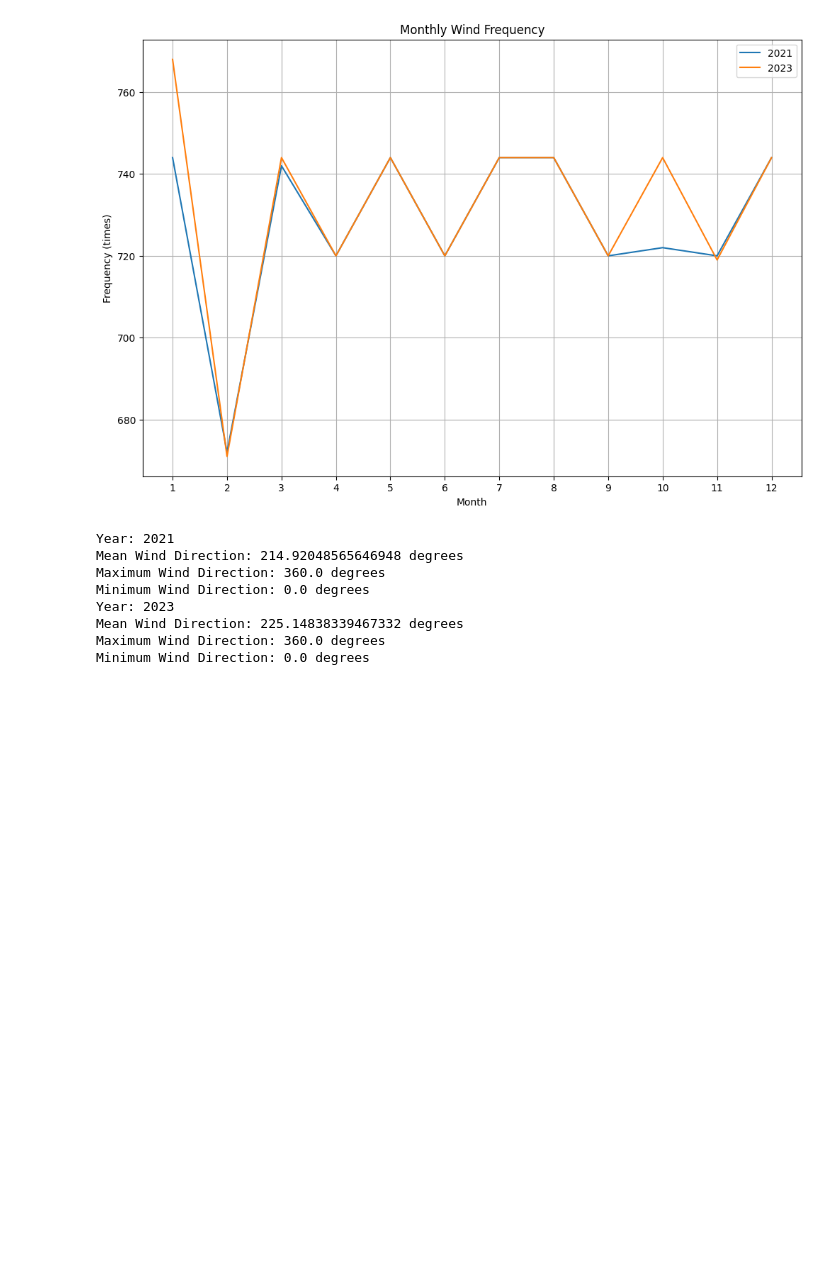
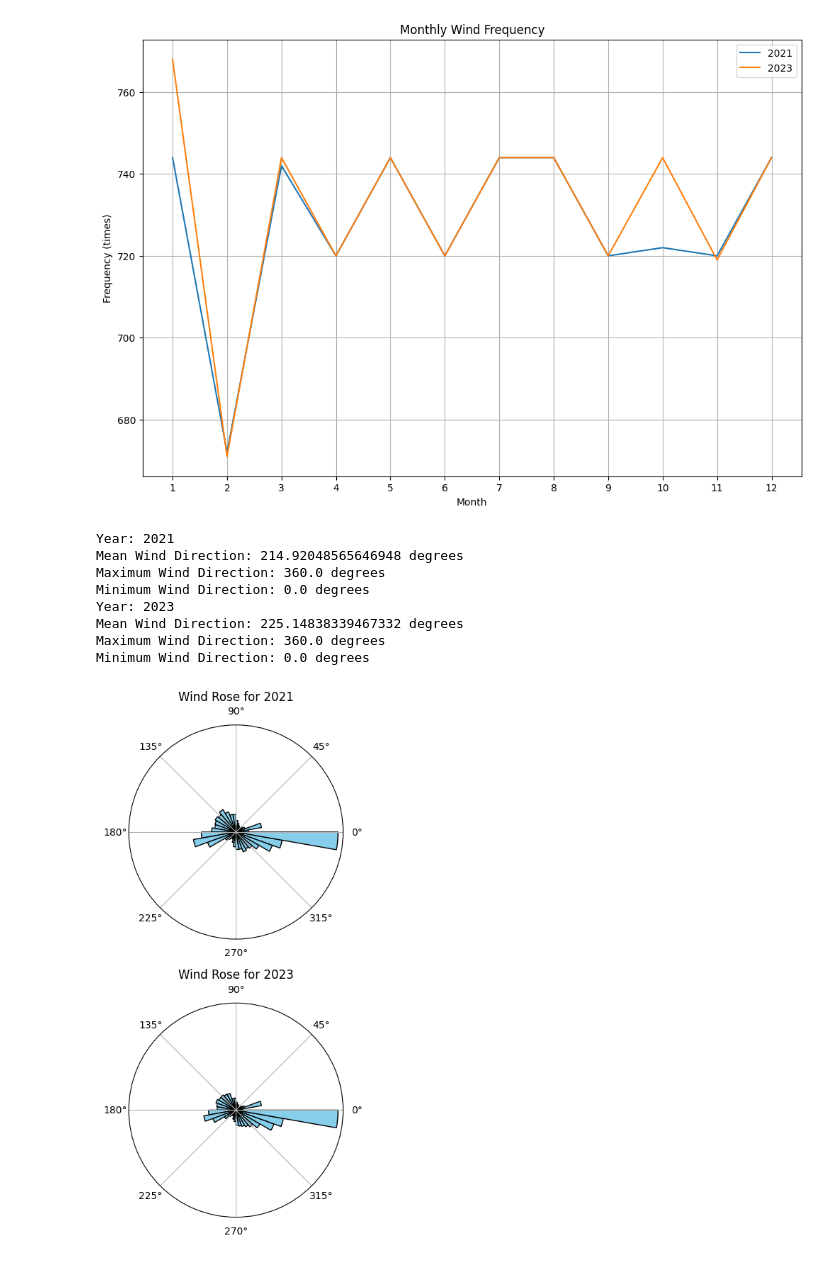
Before and after one commit to muriell-b/ENS5173_01, a Jupyter notebook: Atividade02.ipynb, the cells around one changed output. Cells and saved outputs as stored; diff of their text form; code cells hidden in the pictures; blank space fills up the shorter version.

```diff
--- a/Atividade02.ipynb
+++ b/Atividade02.ipynb
@@ -353,3 +353,55 @@ Year: 2023
 Mean Wind Direction: 225.14838339467332 degrees
 Maximum Wind Direction: 360.0 degrees
 Minimum Wind Direction: 0.0 degrees
+# %%
+import os
+import pandas as pd
+import matplotlib.pyplot as plt
+import numpy as np
+
+# Definir o caminho do diretório com os arquivos
+dir_path = r'D:\ENS5173_01\inputs\meteoSuperficie'
+
+# Listar os arquivos no diretório
+files = os.listdir(dir_path)
+
+# Filtrar os arquivos para selecionar apenas os arquivos relevantes
+relevant_files = [file for file in files if file.startswith('metar_')]
+
+# Inicializar uma lista para armazenar os DataFrames de cada arquivo
+dfs = []
+
+# Iterar sobre os arquivos relevantes e ler os dados
+for file in relevant_files:
+    file_path = os.path.join(dir_path, file)
+    df = pd.read_csv(file_path)
+    dfs.append(df)
+
+# Concatenar os DataFrames em um único DataFrame
+metSuperficie = pd.concat(dfs, ignore_index=True)
+
+# Converter a coluna de data para datetime
+metSuperficie['datetime'] = pd.to_datetime(metSuperficie[['year', 'month', 'day', 'hour']])
+
+# Definir a coluna de datetime como índice do DataFrame
+metSuperficie.set_index('datetime', inplace=True)
+
+# Filtrar os dados por ano (2021, 2022, 2023)
+years = metSuperficie.index.year.unique()
+
+# Plotar diagrama de raios para cada ano
+plt.figure(figsize=(12, 8))
+for year in years:
+    df_year = metSuperficie[metSuperficie.index.year == year]
+    wind_directions = df_year['wd'].dropna()
+    wind_speeds = np.ones_like(wind_directions)
+    plt.subplot(2, 2, year-2020, polar=True)
+    plt.hist(np.radians(wind_directions), bins=36, weights=wind_speeds, color='skyblue', edgecolor='black')
+    plt.title(f'Wind Rose for {year}')
+    plt.yticks([])
+    plt.grid(True)
+
+plt.tight_layout()
+plt.show()
+# %% [output]
+[figure, added]
```
